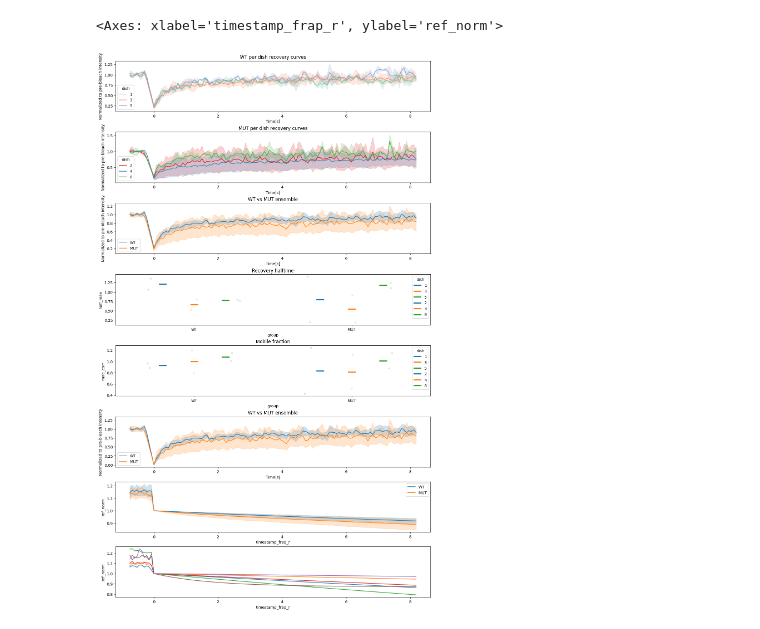
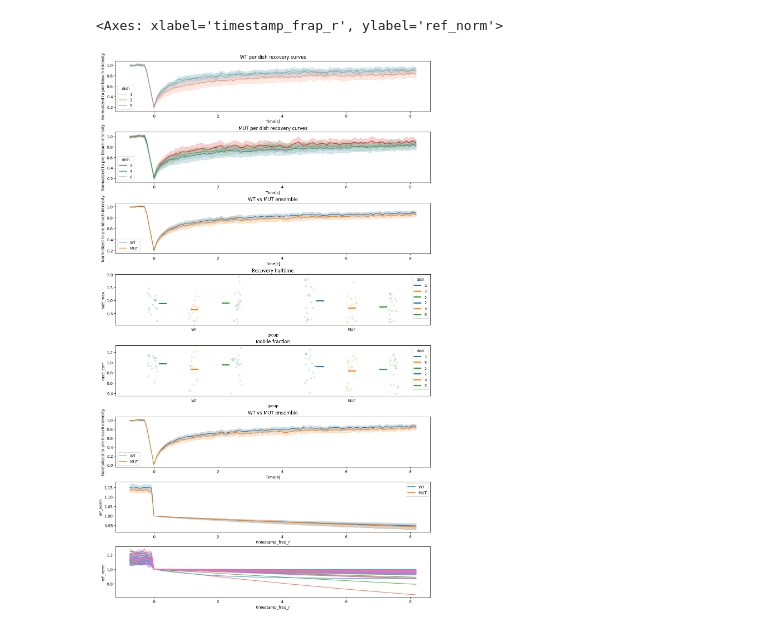
Before and after one commit to amarcosv/FRAP-analysis-younglab, a Jupyter notebook: src/load_plot_results.ipynb, the cells around one changed output. Cells and saved outputs as stored; diff of their text form; code cells hidden in the pictures.

```diff
--- a/src/load_plot_results.ipynb
+++ b/src/load_plot_results.ipynb
@@ -5,7 +5,7 @@ import matplotlib.pyplot as plt
 import os
 
 path = "Z:\\Shannon\\20250226_MeCP2\\"
-path = "D:\\Projects\\Shannon\\FRAP analysis\\images\\batch_two_group_test"
+path = "D:\\Projects\\Shannon\\FRAP analysis\\images\\20250115_MeCP2_FRAP_processed"
 
 
 fileList = [f for f in os.listdir(os.path.join(path))  if f.endswith('.csv')]
@@ -47,32 +47,32 @@ axes[2].set_title('WT vs MUT ensemble')
 #axes[2].legend(['WT','Mut'])
 sns.stripplot(ax = axes[3], data = wt_dataset_frap_experiment, x="group", y="half_max", hue = "dish",
     dodge=True, alpha=.2, legend=False, palette = sns.color_palette())
 sns.pointplot(ax = axes[3], data = wt_dataset_frap_experiment, x="group", y="half_max", hue = "dish",
 dodge=.4, linestyle="none", errorbar=None, marker="_", markersize=20, markeredgewidth=3, palette = sns.color_palette())
 sns.stripplot(ax = axes[3], data = mut_dataset_frap_experiment, x="group", y="half_max", hue = "dish",
     dodge=True, alpha=.2, legend=False, palette = sns.color_palette())
 sns.pointplot(ax = axes[3], data = mut_dataset_frap_experiment, x="group", y="half_max", hue = "dish",
 dodge=.4, linestyle="none", errorbar=None, marker="_", markersize=20, markeredgewidth=3, palette = sns.color_palette())
 axes[3].set_title('Recovery halftime')
 
 sns.stripplot(ax = axes[4], data = wt_dataset_frap_experiment, x="group", y="mob_corr", hue = "dish",
     dodge=True, alpha=.2, legend=False, palette = sns.color_palette())
 sns.pointplot(ax = axes[4], data = wt_dataset_frap_experiment, x="group", y="mob_corr", hue = "dish",
 dodge=.4, linestyle="none", errorbar=None, marker="_", markersize=20, markeredgewidth=3, palette = sns.color_palette())
 sns.stripplot(ax = axes[4], data = mut_dataset_frap_experiment, x="group", y="mob_corr", hue = "dish",
     dodge=True, alpha=.2, legend=False, palette = sns.color_palette())
 sns.pointplot(ax = axes[4], data = mut_dataset_frap_experiment, x="group", y="mob_corr", hue = "dish",
 dodge=.4, linestyle="none", errorbar=None, marker="_", markersize=20, markeredgewidth=3, palette = sns.color_palette())
 axes[4].set_title('Mobile fraction')
 sns.lineplot(ax = axes[5], data =wt_dataset_roiData, x= 'timestamp_frap_r', y = 'frap_fullscale_norm_r', label = 'WT')
 sns.lineplot(ax = axes[5], data =mut_dataset_roiData, x= 'timestamp_frap_r', y = 'frap_fullscale_norm_r', label = 'MUT' )
 axes[5].set_ylabel('Normalized to pre-bleach intensity')
 axes[5].set_xlabel('Time[s]')
 axes[5].set_title('WT vs MUT ensemble')
 
 sns.lineplot(ax = axes[6], data =wt_dataset_roiData, x= 'timestamp_frap_r', y = 'ref_norm',   label = 'WT')
 sns.lineplot(ax = axes[6], data =mut_dataset_roiData, x= 'timestamp_frap_r', y = 'ref_norm',   label = 'MUT')
-sns.lineplot(ax = axes[7], data =mut_dataset_roiData, x= 'timestamp_frap_r', y = 'ref_norm',   hue = 'file',legend=True)
+sns.lineplot(ax = axes[7], data =mut_dataset_roiData, x= 'timestamp_frap_r', y = 'ref_norm',   hue = 'file',legend=False)
 # %% [output]
 <Axes: xlabel='timestamp_frap_r', ylabel='ref_norm'>
-[figure, old version]
+[figure, new version]
```
Also changed, not shown: 3 other files.
